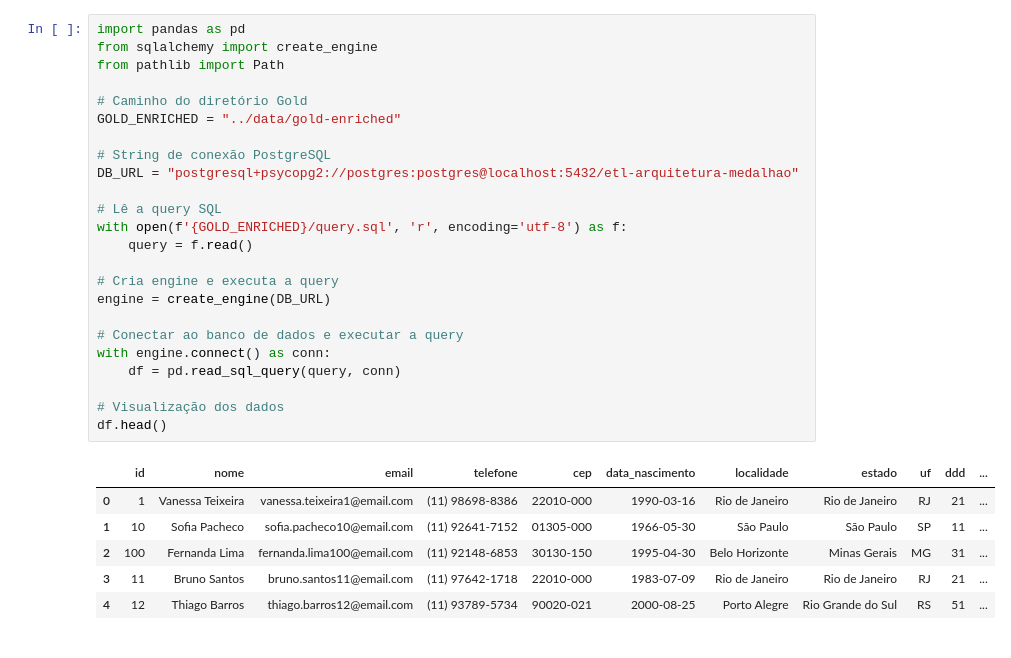
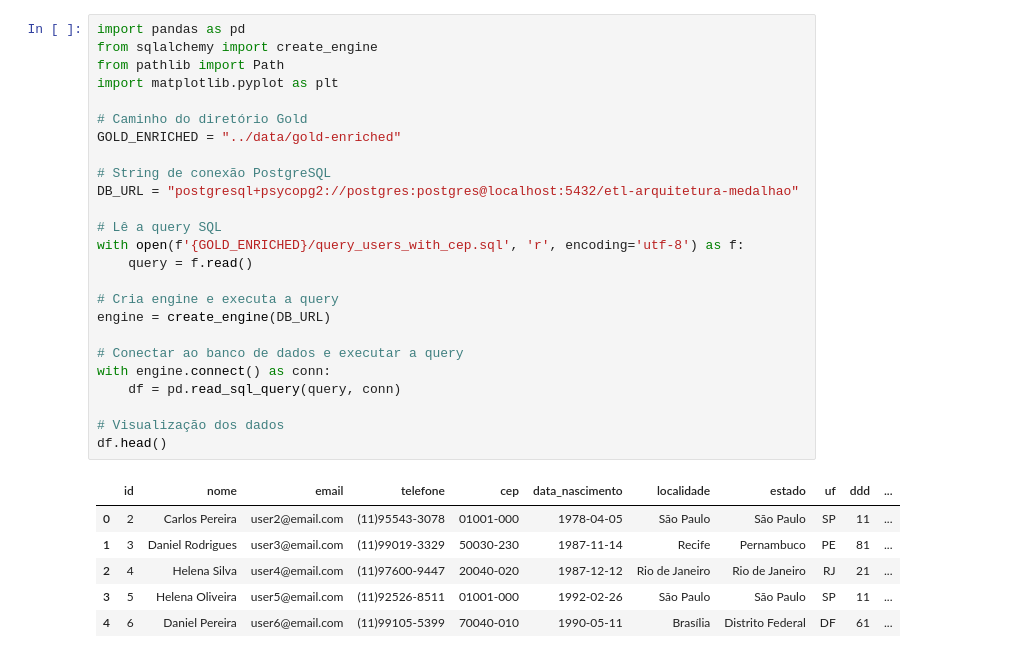
Before and after one commit to juniorsilvacc/data-engineering-roadmap, a Jupyter notebook: 02.projetos/03.etl-arquitetura-medalhao/notebooks/01_users_with_cep_analysis.ipynb, the cells around one changed output. Drawn from its saved outputs; the diff is of its cells as text.

```diff
--- a/02.projetos/03.etl-arquitetura-medalhao/notebooks/01_users_with_cep_analysis.ipynb
+++ b/02.projetos/03.etl-arquitetura-medalhao/notebooks/01_users_with_cep_analysis.ipynb
@@ -1,31 +1,32 @@
 # %%
 import pandas as pd
 from sqlalchemy import create_engine
 from pathlib import Path
+import matplotlib.pyplot as plt
 
 # Caminho do diretório Gold
 GOLD_ENRICHED = "../data/gold-enriched"
 
 # String de conexão PostgreSQL
 DB_URL = "postgresql+psycopg2://postgres:postgres@localhost:5432/etl-arquitetura-medalhao"
 
 # Lê a query SQL
-with open(f'{GOLD_ENRICHED}/query.sql', 'r', encoding='utf-8') as f:
+with open(f'{GOLD_ENRICHED}/query_users_with_cep.sql', 'r', encoding='utf-8') as f:
     query = f.read()
 
 # Cria engine e executa a query
 engine = create_engine(DB_URL)
 
 # Conectar ao banco de dados e executar a query
 with engine.connect() as conn:
     df = pd.read_sql_query(query, conn)
 
 # Visualização dos dados
 df.head()
 # %% [output]
 |  | id | nome | email | telefone | cep | data_nascimento | localidade | estado | uf | ddd | ... |
-| 0 | 1 | Vanessa Teixeira | vanessa.teixeira1@email.com | (11) 98698-8386 | 22010-000 | 1990-03-16 | Rio de Janeiro | Rio de Janeiro | RJ | 21 | ... |
-| 1 | 10 | Sofia Pacheco | sofia.pacheco10@email.com | (11) 92641-7152 | 01305-000 | 1966-05-30 | São Paulo | São Paulo | SP | 11 | ... |
-| 2 | 100 | Fernanda Lima | fernanda.lima100@email.com | (11) 92148-6853 | 30130-150 | 1995-04-30 | Belo Horizonte | Minas Gerais | MG | 31 | ... |
-| 3 | 11 | Bruno Santos | bruno.santos11@email.com | (11) 97642-1718 | 22010-000 | 1983-07-09 | Rio de Janeiro | Rio de Janeiro | RJ | 21 | ... |
-| 4 | 12 | Thiago Barros | thiago.barros12@email.com | (11) 93789-5734 | 90020-021 | 2000-08-25 | Porto Alegre | Rio Grande do Sul | RS | 51 | ... |
+| 0 | 2 | Carlos Pereira | user2@email.com | (11)95543-3078 | 01001-000 | 1978-04-05 | São Paulo | São Paulo | SP | 11 | ... |
+| 1 | 3 | Daniel Rodrigues | user3@email.com | (11)99019-3329 | 50030-230 | 1987-11-14 | Recife | Pernambuco | PE | 81 | ... |
+| 2 | 4 | Helena Silva | user4@email.com | (11)97600-9447 | 20040-020 | 1987-12-12 | Rio de Janeiro | Rio de Janeiro | RJ | 21 | ... |
+| 3 | 5 | Helena Oliveira | user5@email.com | (11)92526-8511 | 01001-000 | 1992-02-26 | São Paulo | São Paulo | SP | 11 | ... |
+| 4 | 6 | Daniel Pereira | user6@email.com | (11)99105-5399 | 70040-010 | 1990-05-11 | Brasília | Distrito Federal | DF | 61 | ... |
```
Also changed, not shown: parts of 3 cells of this notebook, 3 other files.
